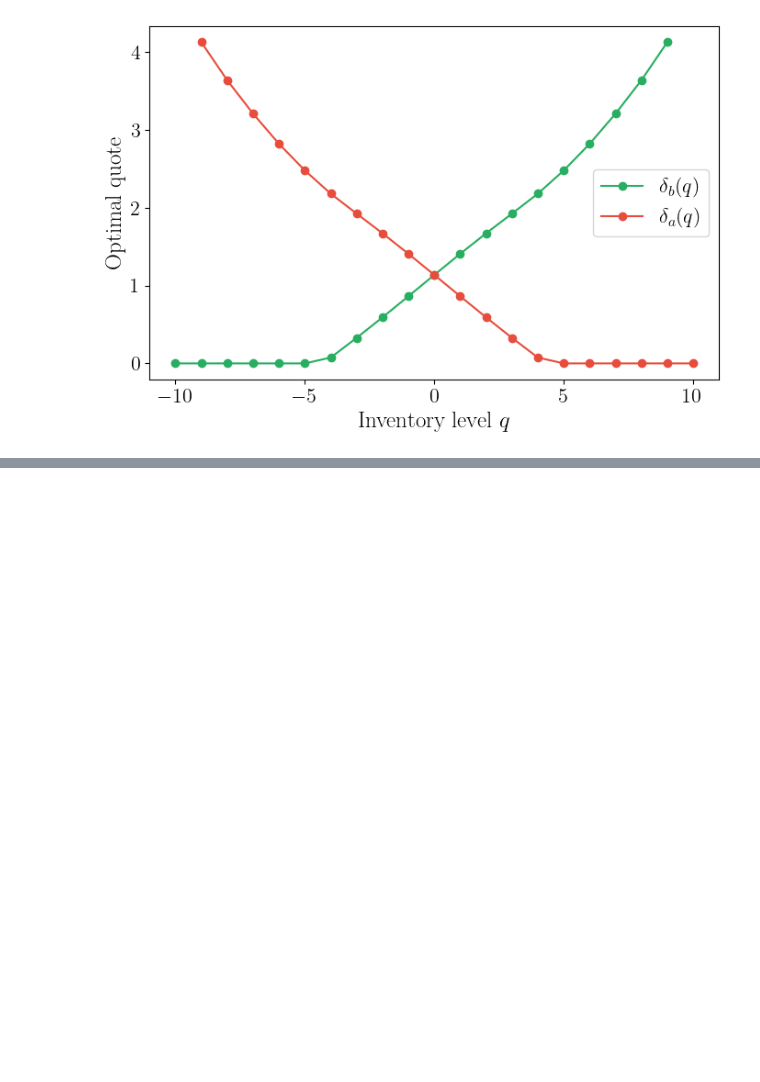
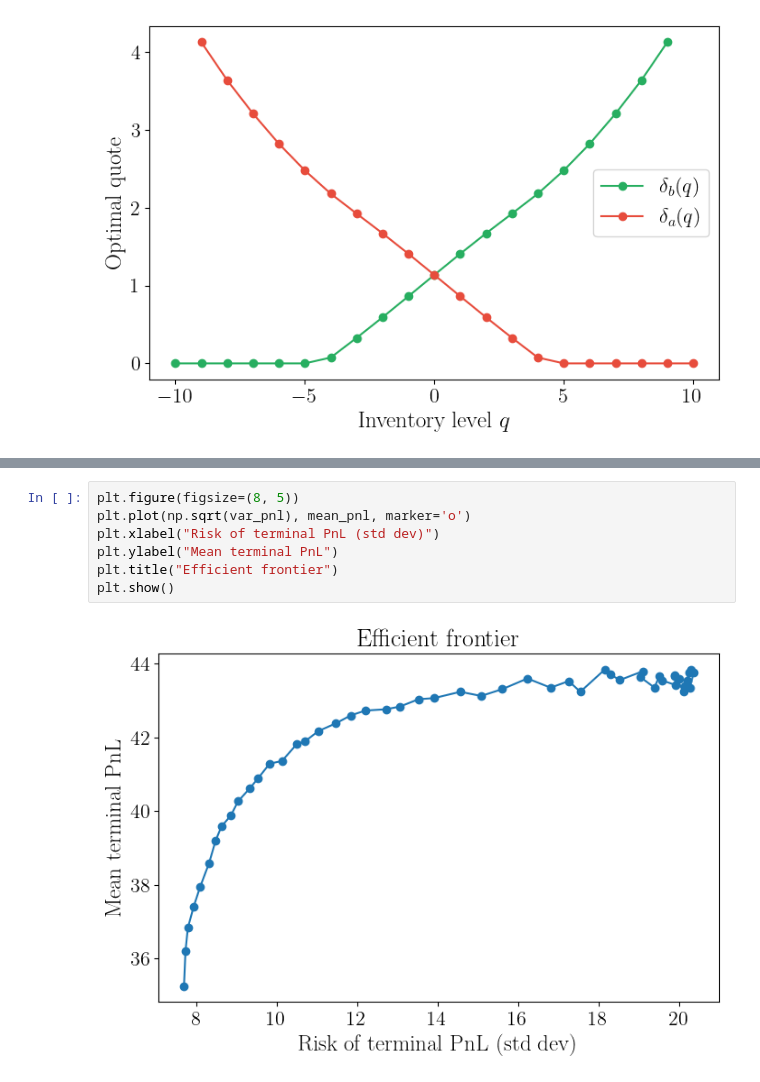
Before and after one commit to Marshhall/Market_Making, a Jupyter notebook: continuous_time.ipynb, the cells around one changed output, grey strips where cells are left out. Saved outputs shown, nothing was run; the diff lists cells and outputs as text; blank space fills up the shorter version.

```diff
--- a/continuous_time.ipynb
+++ b/continuous_time.ipynb
@@ -367,0 +885,9 @@ plt.show()
+# %%
+plt.figure(figsize=(8, 5))
+plt.plot(np.sqrt(var_pnl), mean_pnl, marker='o')
+plt.xlabel("Risk of terminal PnL (std dev)")
+plt.ylabel("Mean terminal PnL")
+plt.title("Efficient frontier")
+plt.show()
+# %% [output]
+[figure, added]
```
Also changed, not shown: parts of 5 cells of this notebook, 5 other files.
